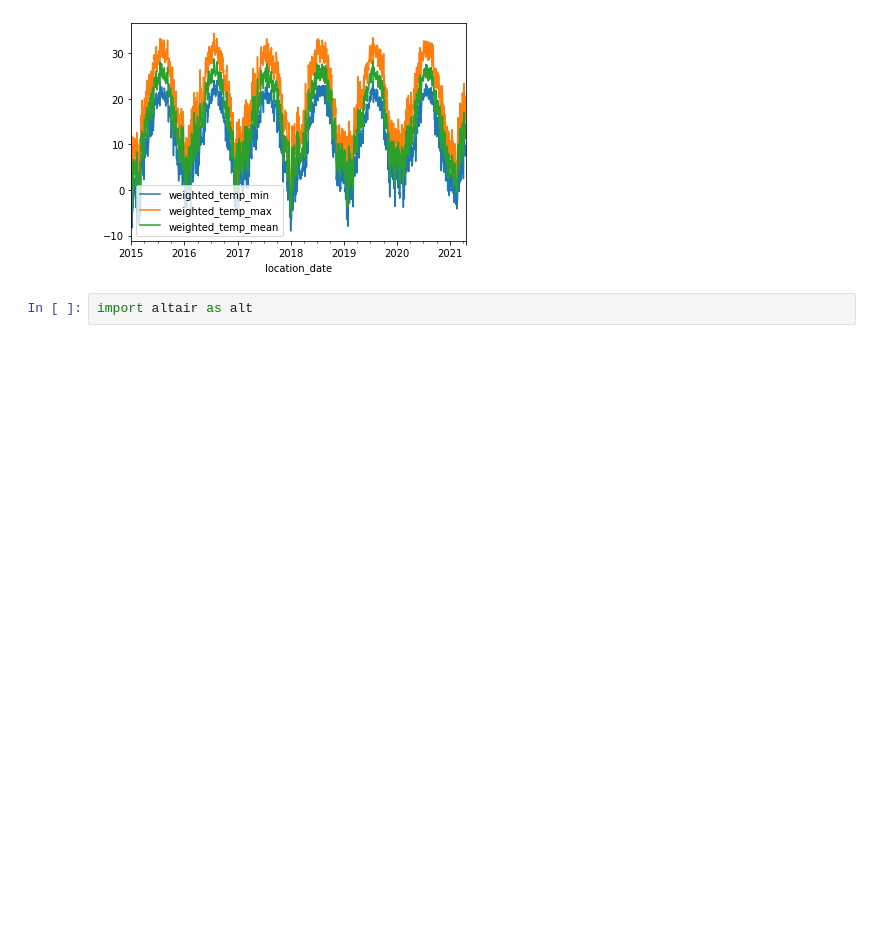
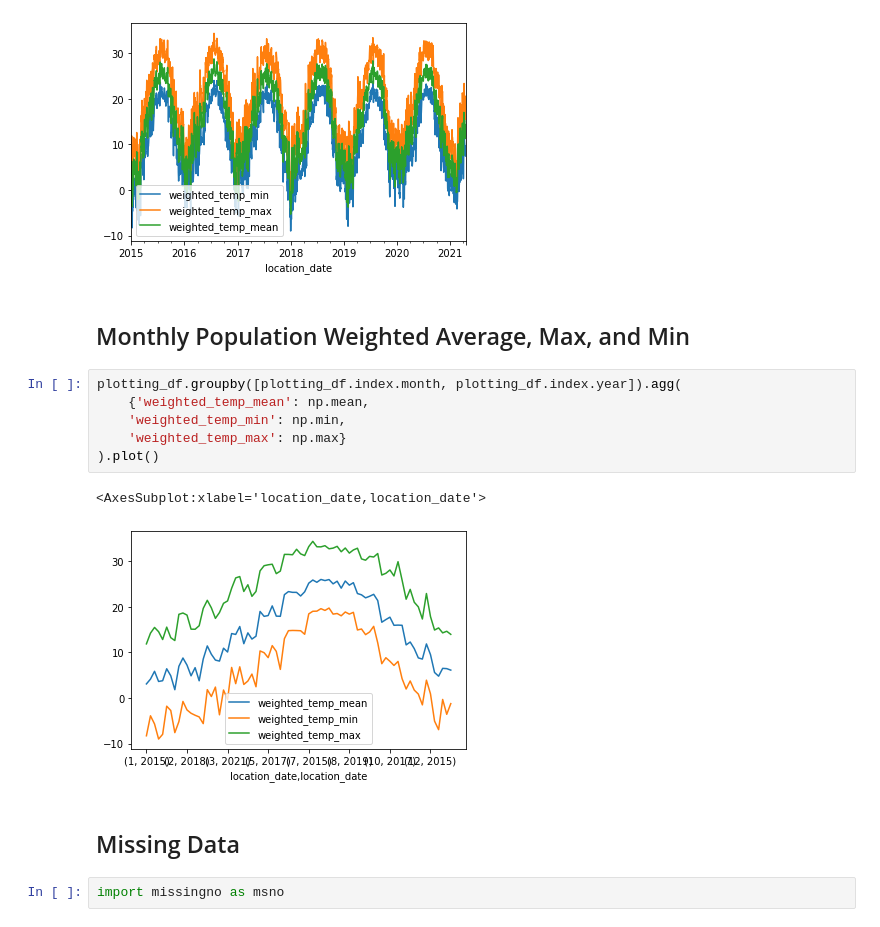
Before and after one commit to bradleyfay/temp_data_test, a Jupyter notebook: exploration.ipynb, the cells around one changed output. Drawn from its saved outputs; the diff is of its cells as text; blank space fills up the shorter version.

Commit message:
Added Plots

```diff
--- a/exploration.ipynb
+++ b/exploration.ipynb
@@ -178,5 +180,18 @@ plotting_df.plot()
 # %% [output]
 <AxesSubplot:xlabel='location_date'>
 [figure]
+# %% [markdown]
+## Monthly Population Weighted Average, Max, and Min
+# %%
+plotting_df.groupby([plotting_df.index.month, plotting_df.index.year]).agg(
+    {'weighted_temp_mean': np.mean,
+    'weighted_temp_min': np.min,
+    'weighted_temp_max': np.max}
+).plot()
+# %% [output]
+<AxesSubplot:xlabel='location_date,location_date'>
+[figure, added]
+# %% [markdown]
+## Missing Data
 # %%
-import altair as alt
+import missingno as msno
```
Also changed, not shown: parts of 4 cells of this notebook.
